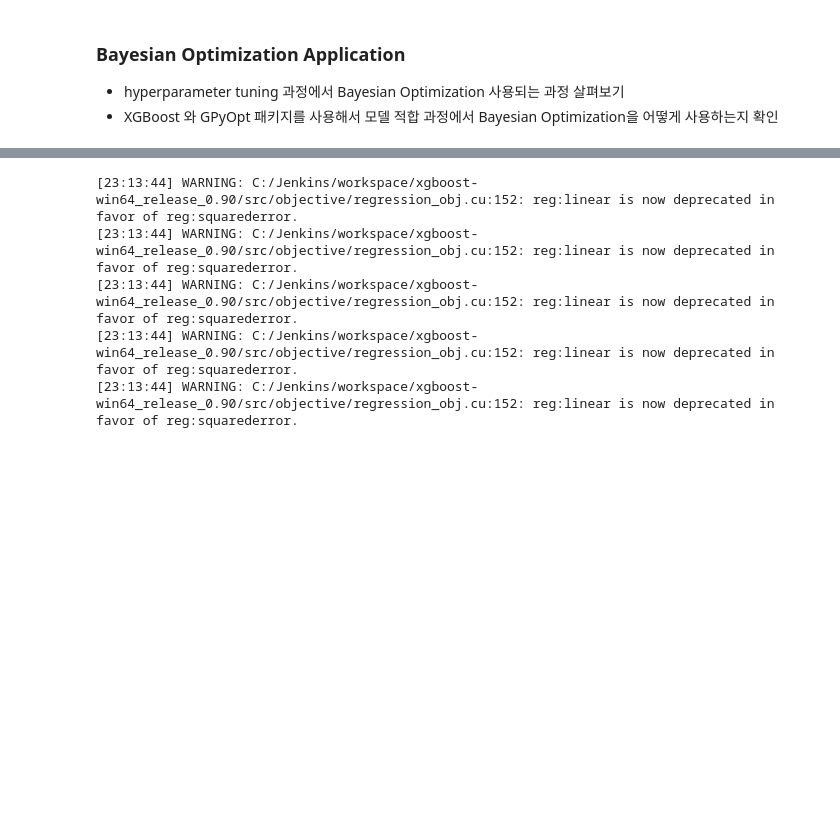
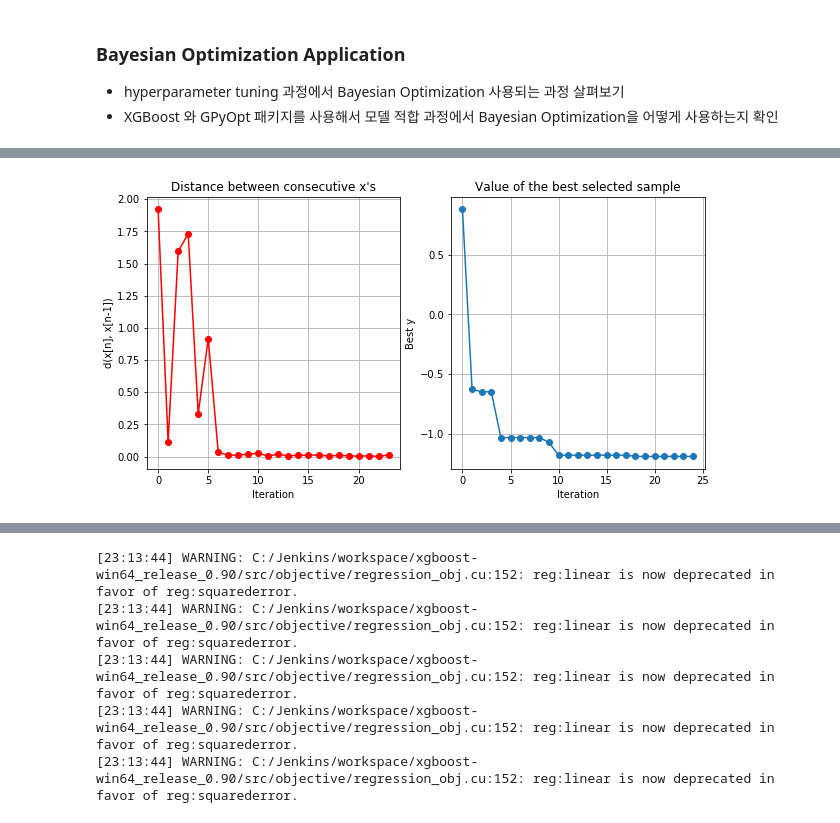
Before and after one commit to seolbluewings/Python, a Jupyter notebook: Bayesian Optimization.ipynb, the cells around one changed output, grey strips where cells are left out. Cells and saved outputs as stored; diff of their text form; code cells hidden in the pictures; blank space fills up the shorter version.

```diff
--- a/Bayesian Optimization.ipynb
+++ b/Bayesian Optimization.ipynb
@@ -4,0 +57,4 @@
+# %%
+optimizer.plot_convergence()
+# %% [output]
+[figure, added]
```
Also changed, not shown: parts of 9 cells of this notebook.
